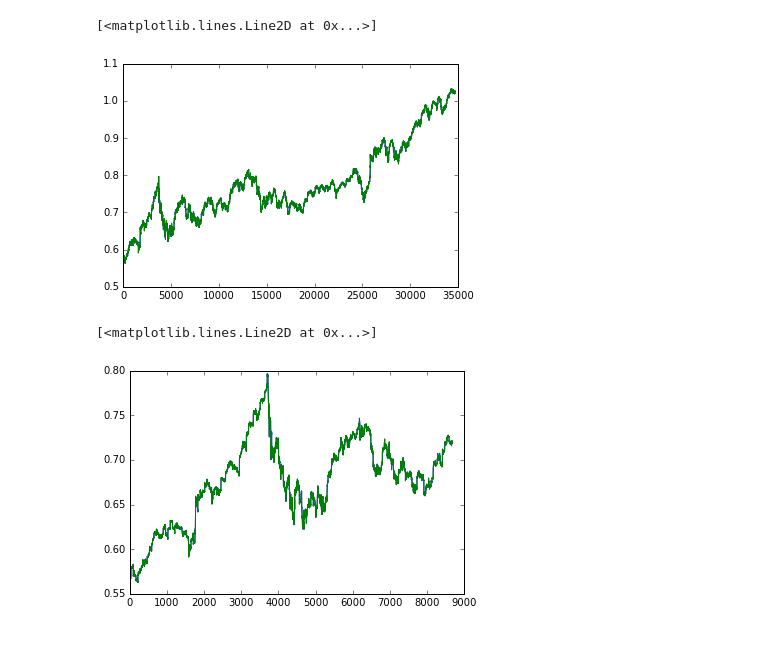
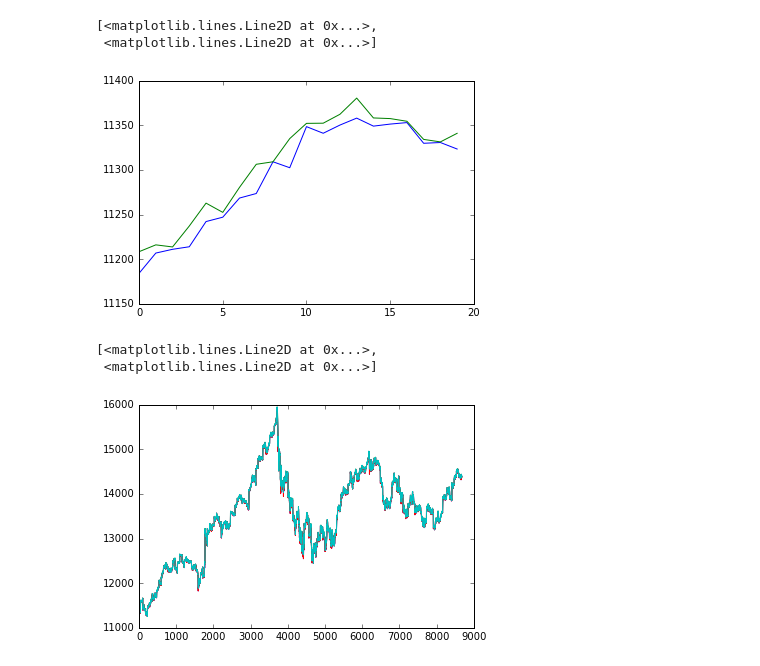
Before and after one commit to haretaro/ichiyo, a Jupyter notebook: net/train.ipynb, the cells around one changed output. Drawn from its saved outputs; the diff is of its cells as text; code cells hidden in the pictures.

```diff
--- a/net/train.ipynb
+++ b/net/train.ipynb
@@ -24,29 +24,30 @@ xp = cuda.cupy if use_gpu is True else np
 # %%
 raw_data = []
 f = open('nikkei5min.csv','r')
 data = csv.reader(f, delimiter=',')
 for row in data:
     if row[7] == "":
         continue
-    raw_data.append(row[2])
-raw_data = [float(x)/20000 for x in raw_data]
+    raw_data.append([row[2], row[3]])
 raw_data = np.asarray(raw_data, dtype=np.float32)
 data_x = raw_data[:-1]
 data_y = raw_data[1:]
 train_data_x, test_data_x = data_x[:int(len(data_x) * 0.8)], data_x[:int(len(data_x) * 0.2)]
 train_data_y, test_data_y = data_y[:int(len(data_y) * 0.8)], data_y[:int(len(data_y) * 0.2)]
 
-plt.plot(train_data_x)
-plt.plot(train_data_y)
+#plt.plot(train_data_x[:20])
+plt.plot(train_data_y[:20])
 # %% [output]
-[<matplotlib.lines.Line2D at 0x...>]
+[<matplotlib.lines.Line2D at 0x...>,
+ <matplotlib.lines.Line2D at 0x...>]
-[figure, old version]
+[figure, new version]
 # %%
 plt.plot(test_data_x)
 plt.plot(test_data_y)
 # %% [output]
-[<matplotlib.lines.Line2D at 0x...>]
+[<matplotlib.lines.Line2D at 0x...>,
+ <matplotlib.lines.Line2D at 0x...>]
-[figure, old version]
+[figure, new version]
 # %%
 #ネットワークを試す関数
 def evaluate(model, x, y):
```
Also changed, not shown: parts of 9 cells of this notebook, 1 other file.
